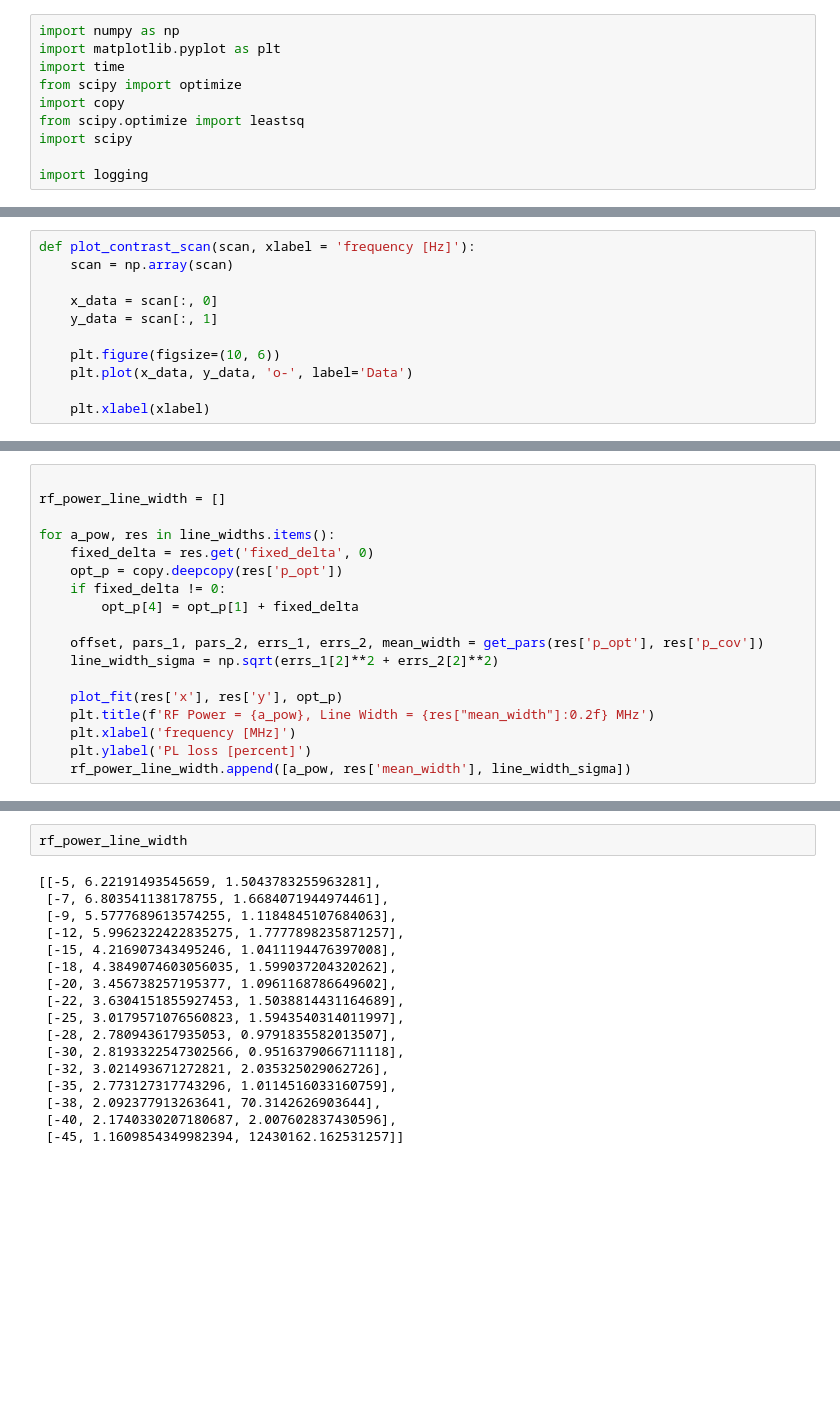
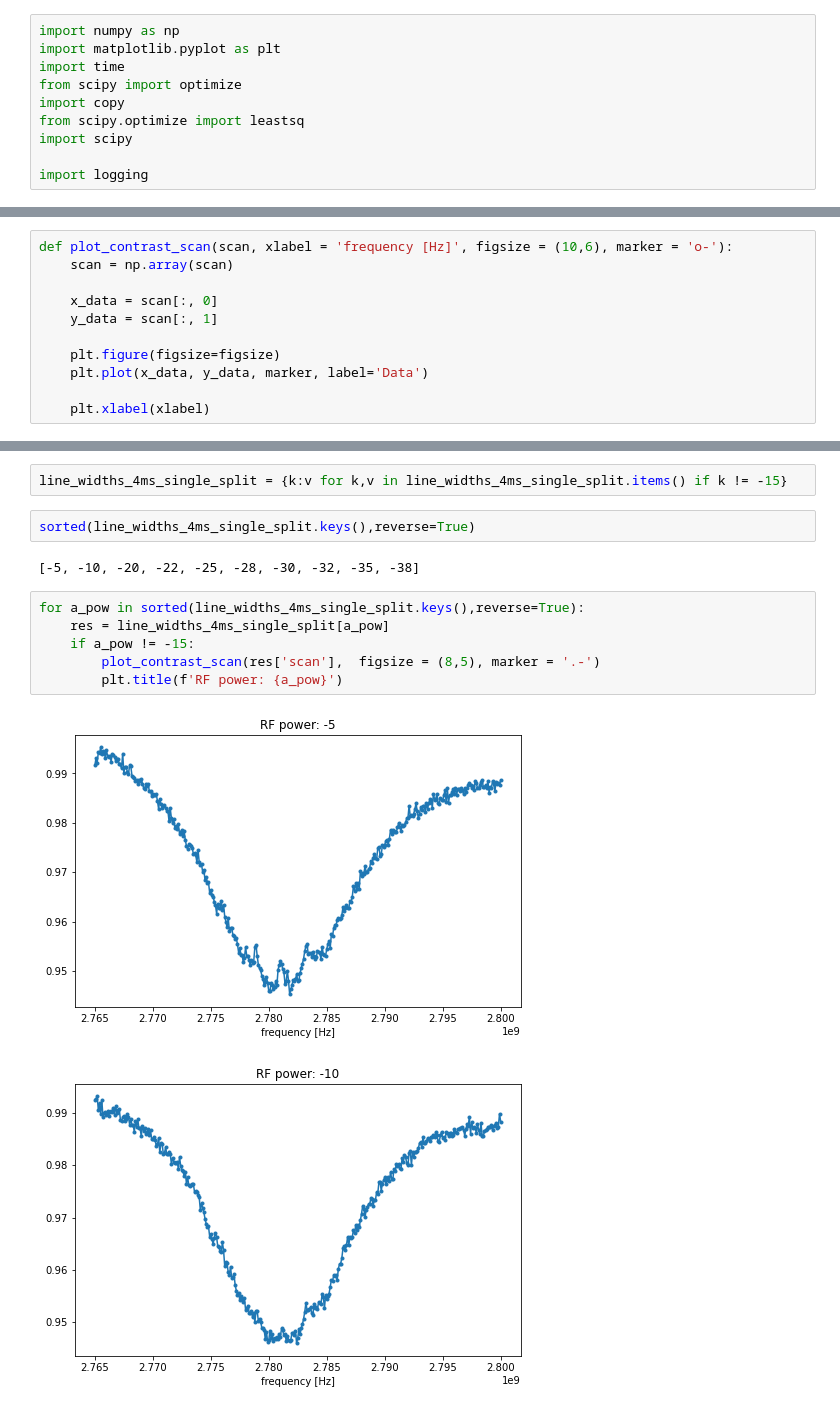
Before and after one commit to gadamc/ppm_characteristics, a Jupyter notebook: oct26-rf-power-broadening-cwodmr/rf_power_broadening-post-data-analysis_w_cwodmr.ipynb, the cells around one changed output, grey strips where cells are left out. Drawn from its saved outputs; the diff is of its cells as text; blank space fills up the shorter version.

```diff
--- a/oct26-rf-power-broadening-cwodmr/rf_power_broadening-post-data-analysis_w_cwodmr.ipynb
+++ b/oct26-rf-power-broadening-cwodmr/rf_power_broadening-post-data-analysis_w_cwodmr.ipynb
@@ -24,12 +41,12 @@ import logging
 # %%
-def plot_contrast_scan(scan, xlabel = 'frequency [Hz]'):
+def plot_contrast_scan(scan, xlabel = 'frequency [Hz]', figsize = (10,6), marker = 'o-'):
     scan = np.array(scan)
 
     x_data = scan[:, 0]
     y_data = scan[:, 1]
 
-    plt.figure(figsize=(10, 6))
-    plt.plot(x_data, y_data, 'o-', label='Data')
+    plt.figure(figsize=figsize)
+    plt.plot(x_data, y_data, marker, label='Data')
 
     plt.xlabel(xlabel)
 # %%
@@ -157,18 +233,0 @@ dict_keys(['p_opt', 'p_cov', 'mean_width', 'x', 'y', 'scan'])
-# %%
-
-rf_power_line_width = []
-
-for a_pow, res in line_widths.items():
-    fixed_delta = res.get('fixed_delta', 0)
-    opt_p = copy.deepcopy(res['p_opt'])
-    if fixed_delta != 0:
-        opt_p[4] = opt_p[1] + fixed_delta
-
-    offset, pars_1, pars_2, errs_1, errs_2, mean_width = get_pars(res['p_opt'], res['p_cov'])
-    line_width_sigma = np.sqrt(errs_1[2]**2 + errs_2[2]**2)
-
-    plot_fit(res['x'], res['y'], opt_p)
-    plt.title(f'RF Power = {a_pow}, Line Width = {res["mean_width"]:0.2f} MHz')
-    plt.xlabel('frequency [MHz]')
-    plt.ylabel('PL loss [percent]')
-    rf_power_line_width.append([a_pow, res['mean_width'], line_width_sigma])
@@ -189,19 +234,15 @@ for a_pow, res in line_widths.items():
-# %%
-rf_power_line_width
-# %% [output]
-[[-5, 6.22191493545659, 1.5043783255963281],
- [-7, 6.803541138178755, 1.6684071944974461],
- [-9, 5.5777689613574255, 1.1184845107684063],
- [-12, 5.9962322422835275, 1.7777898235871257],
- [-15, 4.216907343495246, 1.0411194476397008],
- [-18, 4.3849074603056035, 1.599037204320262],
- [-20, 3.456738257195377, 1.0961168786649602],
- [-22, 3.6304151855927453, 1.5038814431164689],
- [-25, 3.0179571076560823, 1.5943540314011997],
- [-28, 2.780943617935053, 0.9791835582013507],
- [-30, 2.8193322547302566, 0.9516379066711118],
- [-32, 3.021493671272821, 2.035325029062726],
- [-35, 2.773127317743296, 1.0114516033160759],
- [-38, 2.092377913263641, 70.3142626903644],
- [-40, 2.1740330207180687, 2.007602837430596],
- [-45, 1.1609854349982394, 12430162.162531257]]
+# %%
+line_widths_4ms_single_split = {k:v for k,v in line_widths_4ms_single_split.items() if k != -15}
+# %%
+sorted(line_widths_4ms_single_split.keys(),reverse=True)
+# %% [output]
+[-5, -10, -20, -22, -25, -28, -30, -32, -35, -38]
+# %%
+for a_pow in sorted(line_widths_4ms_single_split.keys(),reverse=True):
+    res = line_widths_4ms_single_split[a_pow]
+    if a_pow != -15:
+        plot_contrast_scan(res['scan'],  figsize = (8,5), marker = '.-')
+        plt.title(f'RF power: {a_pow}')
+# %% [output]
+[figure, added]
+[figure, added]
```
Also changed, not shown: parts of 24 cells of this notebook, 1 other file.
